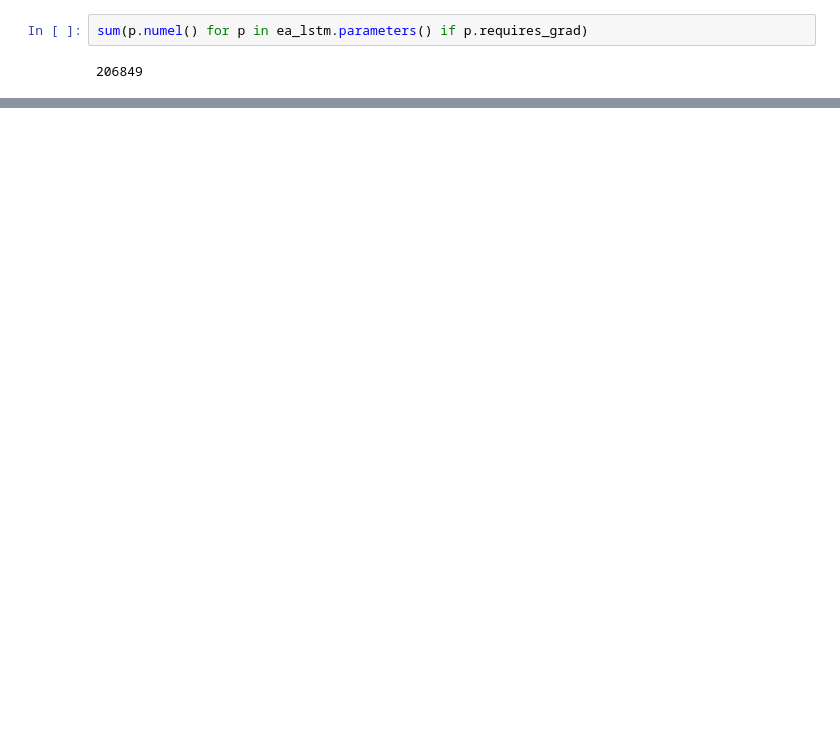
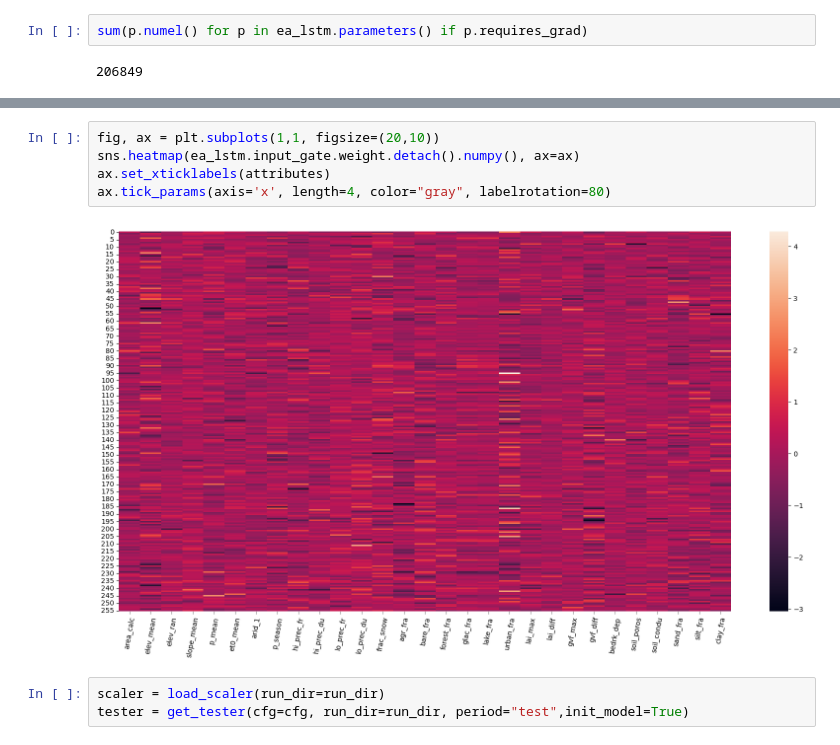
Before and after one commit to tripleUU-U/lamah-ce_lstm, a Jupyter notebook: analysis/evaluation/model_Inspection.ipynb, the cells around one changed output, grey strips where cells are left out. Drawn from its saved outputs; the diff is of its cells as text; blank space fills up the shorter version.

Commit message:
extracted and clustered input gate outputs, to confirm the belief, that similar basins result in similar conditioning

```diff
--- a/analysis/evaluation/model_Inspection.ipynb
+++ b/analysis/evaluation/model_Inspection.ipynb
@@ -27,0 +76,10 @@ sum(p.numel() for p in ea_lstm.parameters() if p.requires_grad)
+# %%
+fig, ax = plt.subplots(1,1, figsize=(20,10))
+sns.heatmap(ea_lstm.input_gate.weight.detach().numpy(), ax=ax)
+ax.set_xticklabels(attributes)
+ax.tick_params(axis='x', length=4, color="gray", labelrotation=80)
+# %% [output]
+[figure, added]
+# %%
+scaler = load_scaler(run_dir=run_dir)
+tester = get_tester(cfg=cfg, run_dir=run_dir, period="test",init_model=True)
```
Also changed, not shown: parts of 13 cells of this notebook, 2 other files.
